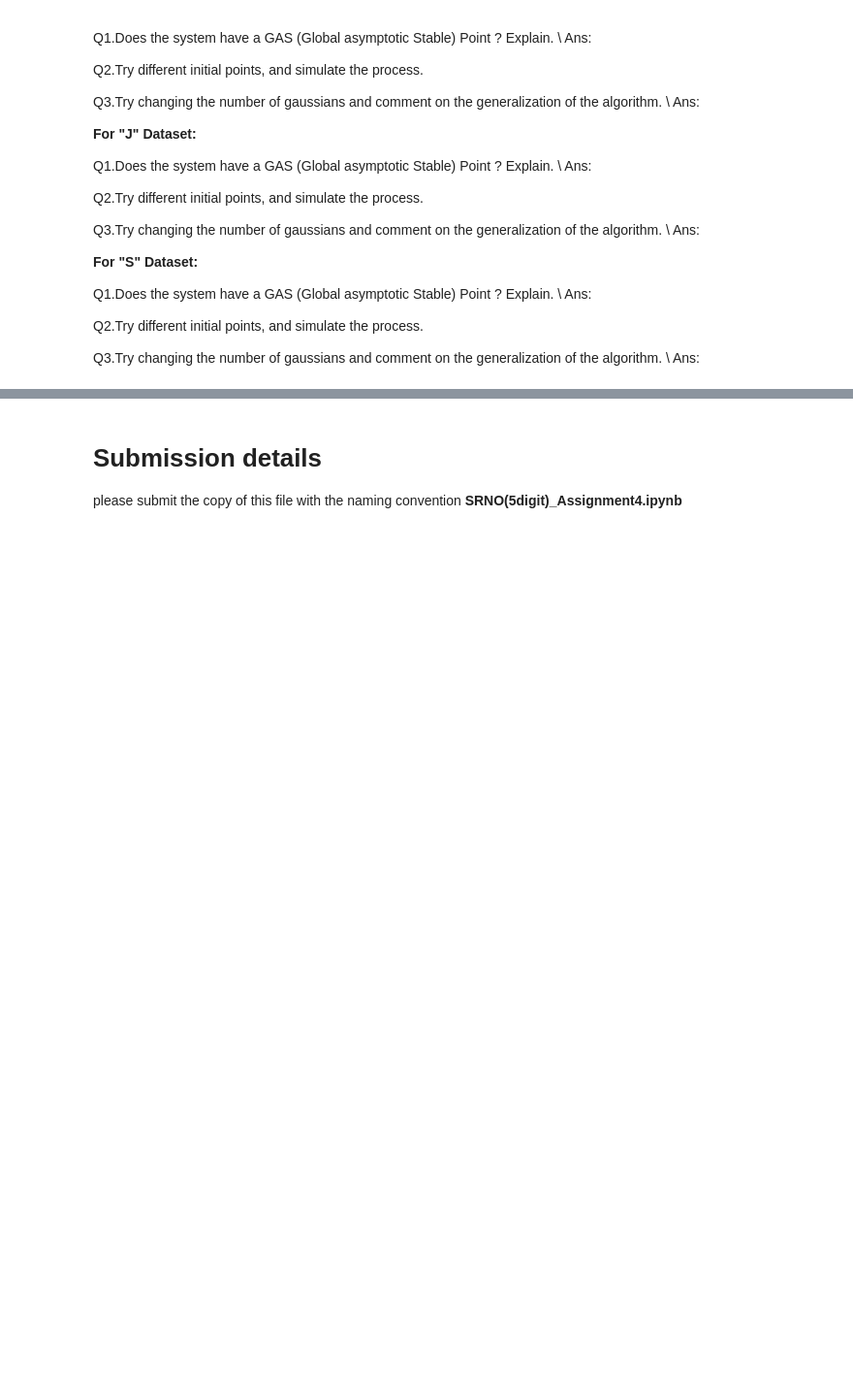
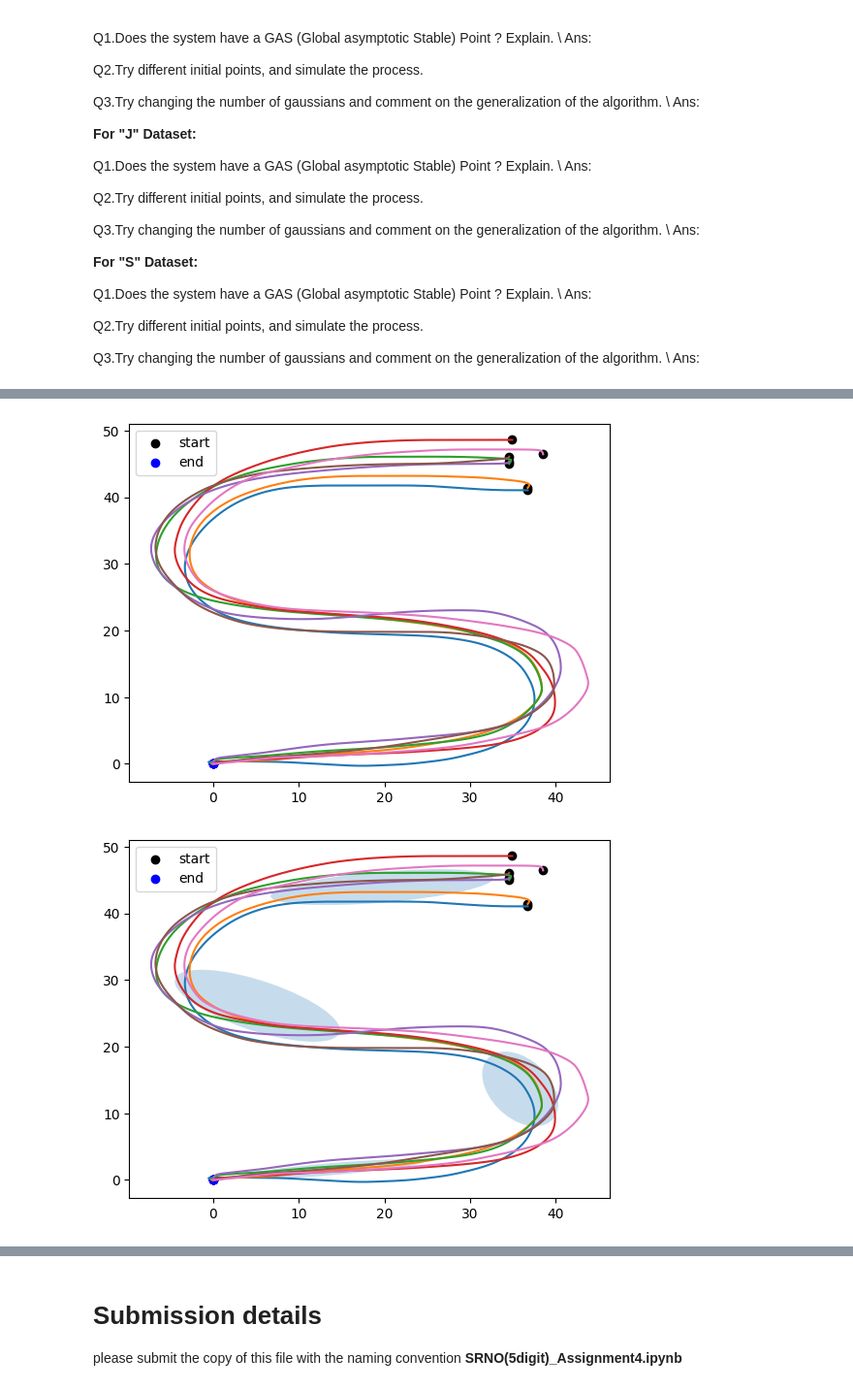
Before and after one commit to AshrithSagar/CP321-ILR-2025, a Jupyter notebook: Assignments/Assignment-4/Codes/Assignment4_RegressionTechniques(RBFN).ipynb, the cells around one changed output, grey strips where cells are left out. Shown at 97% size. Saved outputs shown, nothing was run; the diff lists cells and outputs as text; code cells hidden in the pictures; blank space fills up the shorter version.

```diff
--- a/Assignments/Assignment-4/Codes/Assignment4_RegressionTechniques(RBFN).ipynb
+++ b/Assignments/Assignment-4/Codes/Assignment4_RegressionTechniques(RBFN).ipynb
@@ -311,0 +382,5 @@ Ans:
+# %%
+fit_rbfn(dataset="s", n=4, bias=True)
+# %% [output]
+[figure, added]
+[figure, added]
```
Also changed, not shown: parts of 8 cells of this notebook.
